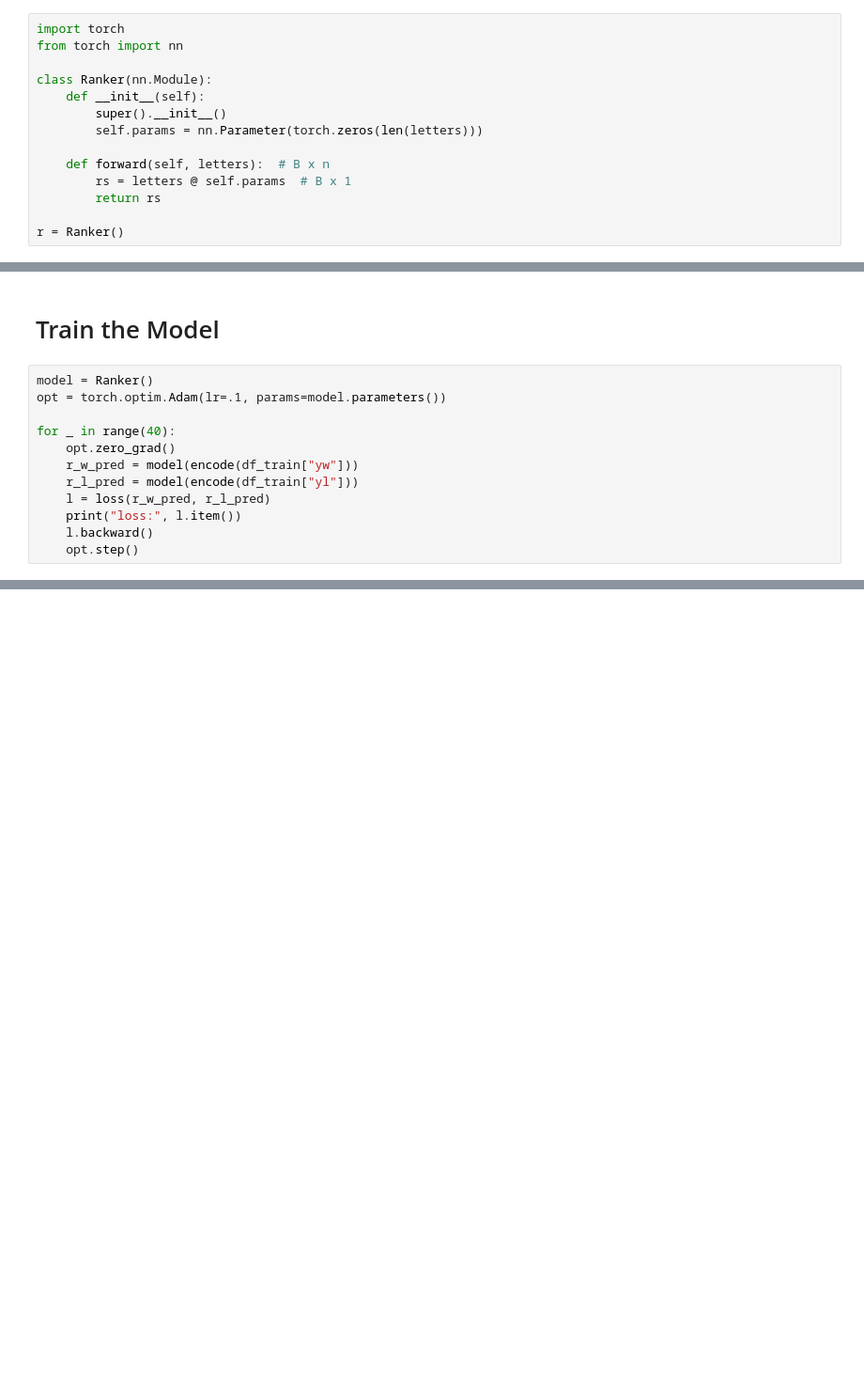
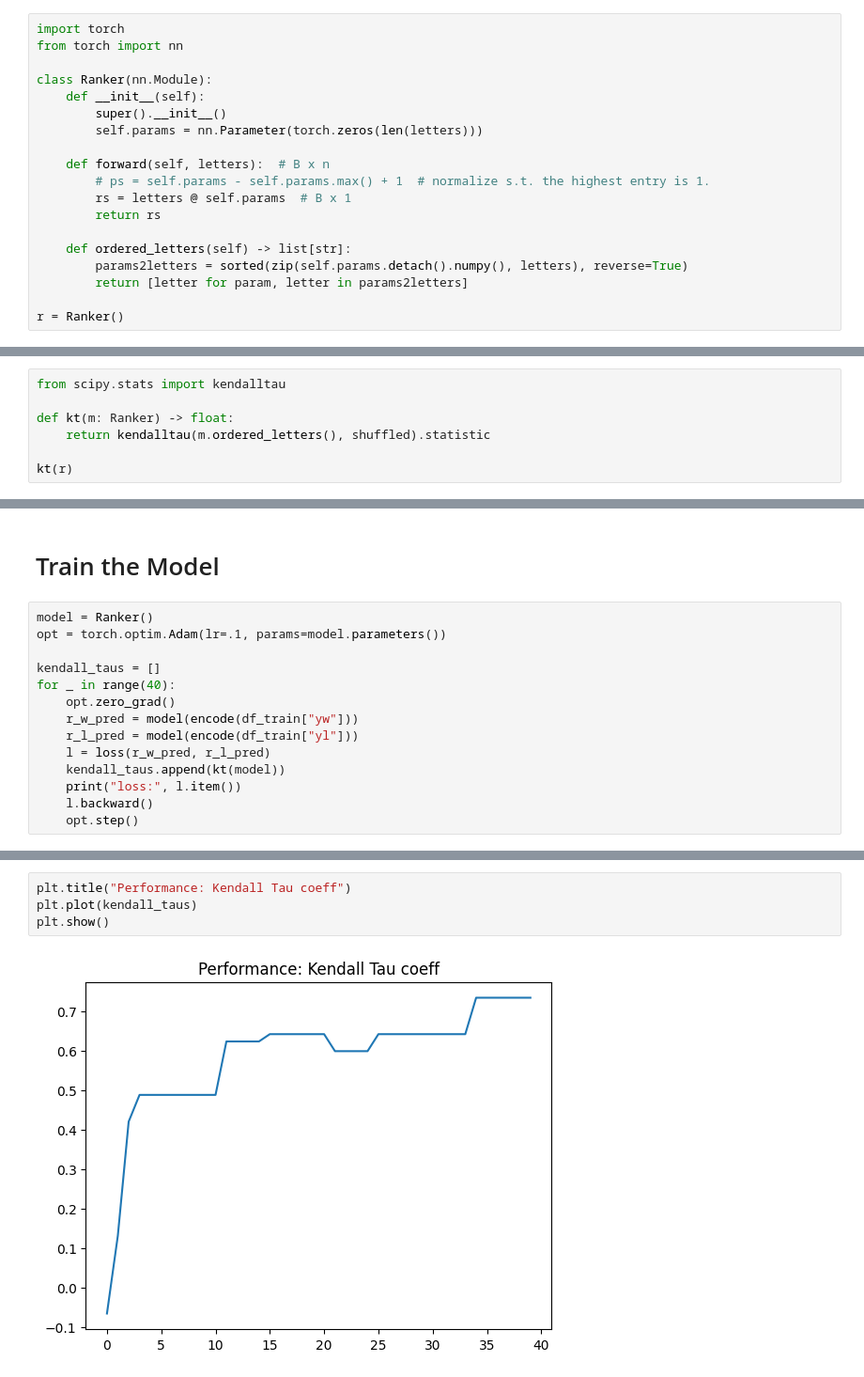
Before and after one commit to tomasruizt/Code-Along, a Jupyter notebook: papers/DPO - Direct Policy Optimization.ipynb, the cells around one changed output, grey strips where cells are left out. Shown: that part at 94% size. Saved outputs shown, nothing was run; the diff lists cells and outputs as text; blank space fills up the shorter version.

Commit message:
Evaluate learned preference with Kendall Tau coefficient

```diff
--- a/papers/DPO - Direct Policy Optimization.ipynb
+++ b/papers/DPO - Direct Policy Optimization.ipynb
@@ -102,9 +111,14 @@ class Ranker(nn.Module):
         self.params = nn.Parameter(torch.zeros(len(letters)))
 
     def forward(self, letters):  # B x n
+        # ps = self.params - self.params.max() + 1  # normalize s.t. the highest entry is 1.
         rs = letters @ self.params  # B x 1
         return rs
 
+    def ordered_letters(self) -> list[str]:
+        params2letters = sorted(zip(self.params.detach().numpy(), letters), reverse=True)
+        return [letter for param, letter in params2letters]
+
 r = Ranker()
 # %%
 # Encode letters as one-hot vectors
@@ -139,3 +165,10 @@ tensor([0., 0., 0., 0., 0., 0., 0., 0., 0., 0., 0., 0., 0., 0., 0., 0., 0., 0.,
 # %%
 def loss(r_w_pred, r_l_pred) -> torch.Tensor:
     return -torch.sigmoid(r_w_pred - r_l_pred).log().mean()
+# %%
+from scipy.stats import kendalltau
+
+def kt(m: Ranker) -> float:
+    return kendalltau(m.ordered_letters(), shuffled).statistic
+
+kt(r)
@@ -145,11 +180,13 @@ def loss(r_w_pred, r_l_pred) -> torch.Tensor:
 model = Ranker()
 opt = torch.optim.Adam(lr=.1, params=model.parameters())
 
+kendall_taus = []
 for _ in range(40):
     opt.zero_grad()
     r_w_pred = model(encode(df_train["yw"]))
     r_l_pred = model(encode(df_train["yl"]))
     l = loss(r_w_pred, r_l_pred)
+    kendall_taus.append(kt(model))
     print("loss:", l.item())
     l.backward()
     opt.step()
@@ -181,0 +237,6 @@ tensor([-0.1067, -0.4513,  1.4239, -0.3265, -2.3796, -0.7214,  1.9594,  2.1371,
+# %%
+plt.title("Performance: Kendall Tau coeff")
+plt.plot(kendall_taus)
+plt.show()
+# %% [output]
+[figure, added]
```
Also changed, not shown: parts of 14 cells of this notebook.
